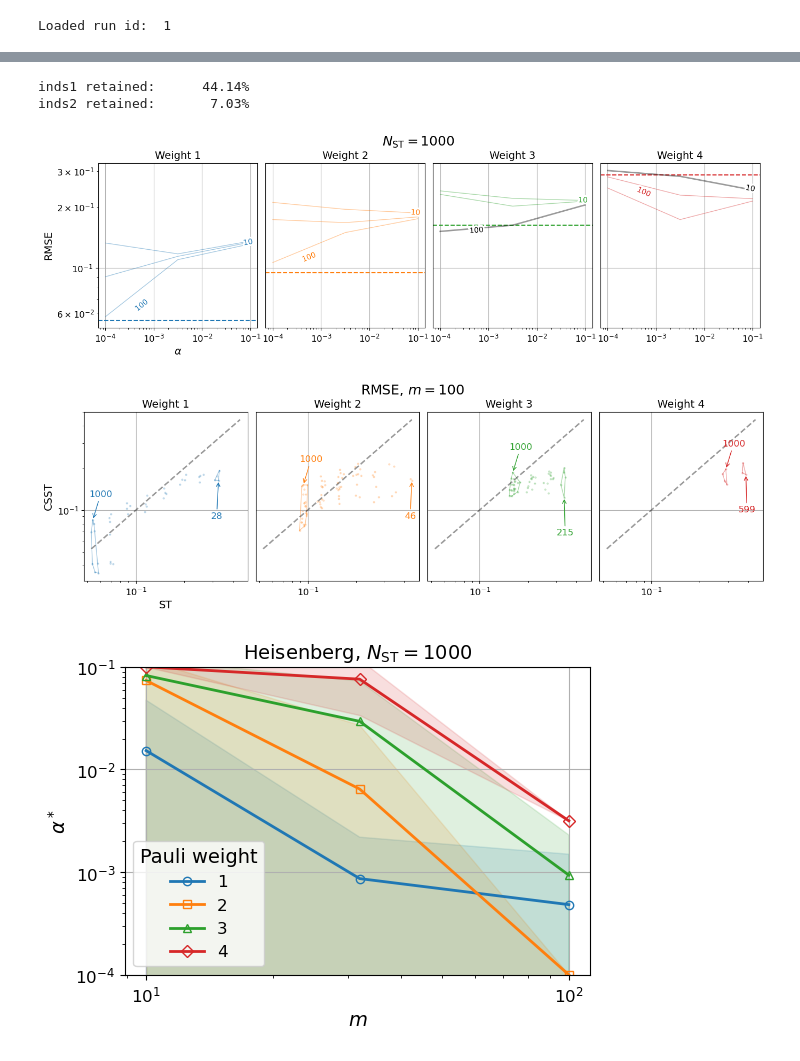
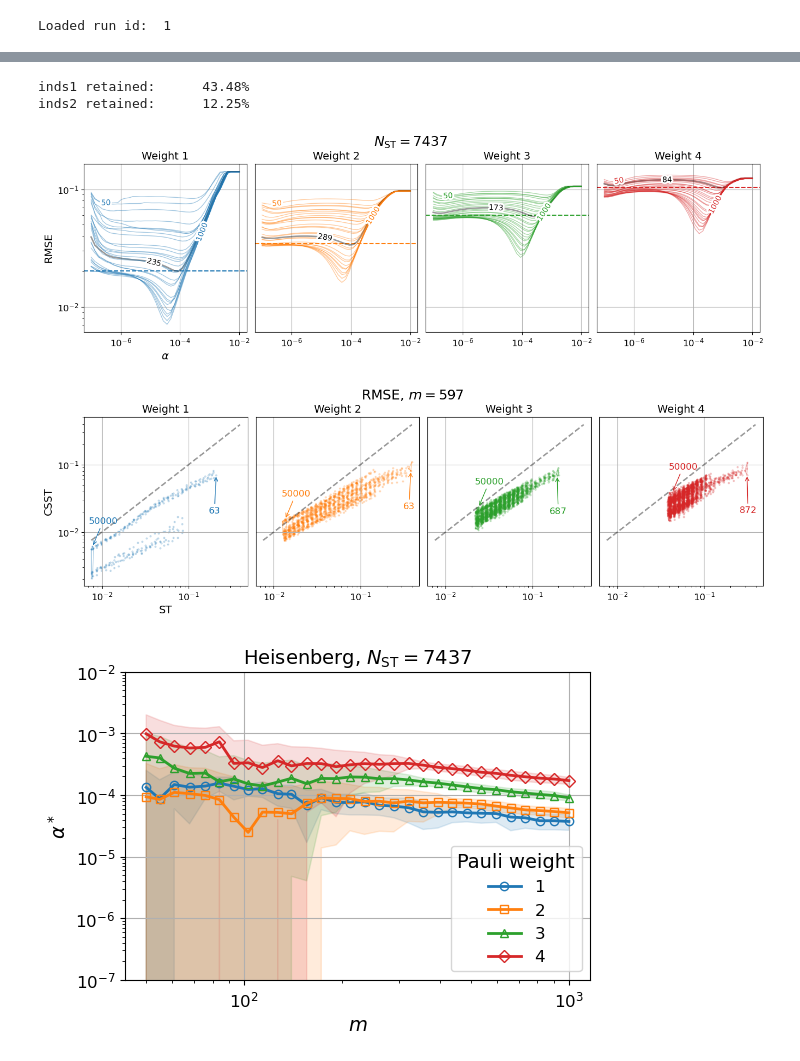
Before and after one commit to USCqserver/CSST, a Jupyter notebook: DATA_ANALYSIS.ipynb, the cells around one changed output, grey strips where cells are left out. Drawn from its saved outputs; the diff is of its cells as text; code cells hidden in the pictures.

```diff
--- a/DATA_ANALYSIS.ipynb
+++ b/DATA_ANALYSIS.ipynb
@@ -90,10 +90,10 @@ def find_run_id(run_dir: Path, target_params):
 # %%
 #specify info
 NX = 2
-NY = 2
+NY = 3
 HAM = 'heis'
-ISTATE = '+-+-'
-EPS = 0
+ISTATE = '+-+-+-'
+EPS = 0.2
 
 if EPS:
     LABEL = f"{NX}x{NY}_{HAM}_{ISTATE}_eps={EPS:.1e}"
@@ -201,11 +201,11 @@ def plot_observables(times, Ostrings, exacts, ests, cs_ests=None):
     fig.subplots_adjust(hspace=0)
     return fig
 # %%
-# ostrings_to_plot = ['XIIIII', 'XXIIII', 'XXXIII', 'XXXXII']
+ostrings_to_plot = ['XIIIII', 'XXIIII', 'XXXIII', 'XXXXII']
 # ostrings_to_plot = ['YIIIII', 'YYIIII', 'YYYIII', 'YYYYII']
 # ostrings_to_plot = ['ZIIIII', 'ZZIIII', 'ZZZIII', 'ZZZZII']
 
-ostrings_to_plot = ['XIII', 'XXII', 'XXXI', 'XXXX']
+# ostrings_to_plot = ['XIII', 'XXII', 'XXXI', 'XXXX']
 # ostrings_to_plot = ['YIII', 'YYII', 'YYYI', 'YYYY']
 # ostrings_to_plot = ['ZIII', 'ZZII', 'ZZZI', 'ZZZZ']
 
@@ -353,8 +353,8 @@ print(f"inds2 retained: {100*np.sum(mask2)/(len(ostrings)*NSNUM):>10.2f}%")
 
 mask = mask2 & mask1[:, None] # shape: (P, NSNUM)
 # %% [output]
-inds1 retained:      44.14%
-inds2 retained:       7.03%
+inds1 retained:      43.48%
+inds2 retained:      12.25%
 # %%
 def mask_data(mask, arr):
     mask = np.asarray(mask)
@@ -450,7 +450,7 @@ def plot_errs_alpha(cs_errs, sind, eind, filedir=None, filename=None):
         plt.savefig(filename, dpi=300, bbox_inches='tight')
     return fig
 # %%
-sind = -1
+sind = -9
 fig = plot_errs_alpha(cs_errs,
                       sind=sind,
                       eind=eind,
@@ -458,7 +458,7 @@ fig = plot_errs_alpha(cs_errs,
                       )
 plt.show()
 # %% [output]
-[figure, old version]
+[figure, new version]
 # %%
 def plot_errs_best(minima, tind, eind, hullall=False, filedir=None, filename=None):
     err_key = ['MAE', 'MRE', 'RMSE', 'RRMSE', 'Huber', 'Rel. Huber', 'SNR (dB)']
@@ -556,14 +556,14 @@ def plot_errs_best(minima, tind, eind, hullall=False, filedir=None, filename=Non
     return fig
 # %%
 fig = plot_errs_best(minima,
-                     tind=-1,
+                     tind=-6,
                      eind=eind,
                      hullall=False,
                      filedir=PLOT_DIR_CS
                      )
 plt.show()
 # %% [output]
-[figure, old version]
+[figure, new version]
 # %%
 def plot_opt_alphas(minima, sind, eind, filedir=None, filename=None, title=None, guide=None):
     fig, ax = plt.subplots(1,1,figsize=(6,4))
@@ -601,17 +601,17 @@ def plot_opt_alphas(minima, sind, eind, filedir=None, filename=None, title=None,
         plt.savefig(filename, dpi=300, bbox_inches='tight')
     return fig
 # %%
-sind = -1
+sind = -9
 fig = plot_opt_alphas(minima,
                       sind=sind,
                       eind=eind,
                       filedir=PLOT_DIR_CS,
                       title=models[HAM],
                       # guide=times_subs**(-3/2)
                       )
 plt.show()
 # %% [output]
-[figure, old version]
+[figure, new version]
 # %%
 def plot_reduction_factors(minima, eind, filedir=None, filename=None):
     fig, axes = plt.subplots(1,4,figsize=(16,4),gridspec_kw={'wspace': 0.05, 'hspace': 0.05})
```
Also changed, not shown: parts of 16 cells of this notebook, 2 other files.
